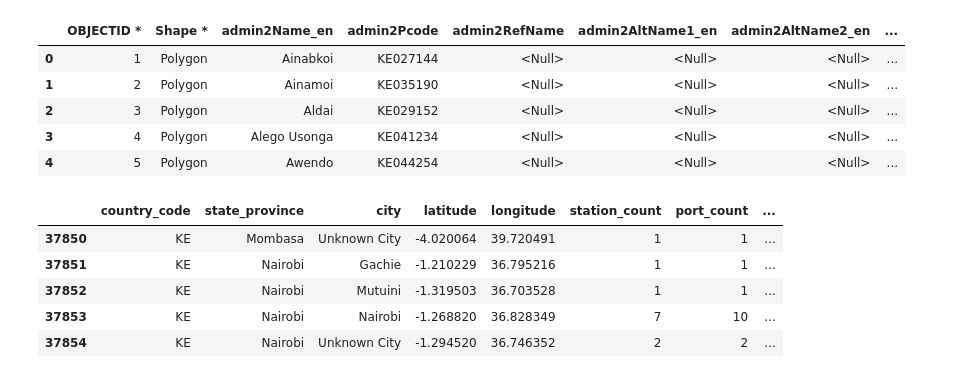
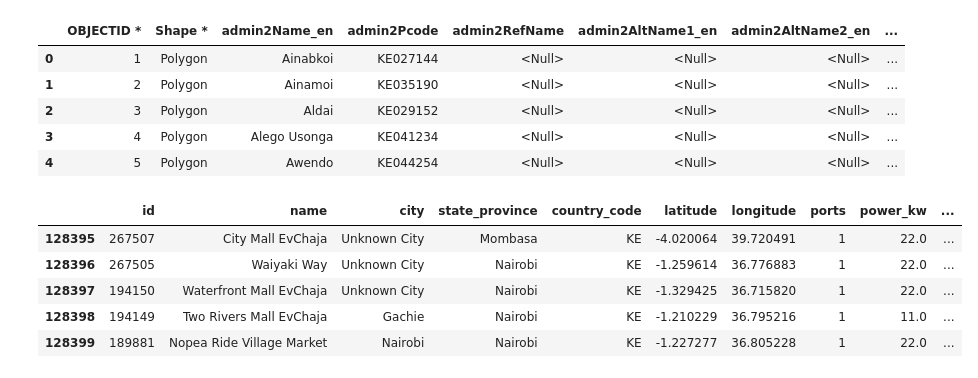
Before and after one commit to maryannngongi/EV_Charging_Stations_Optimization, a Jupyter notebook: Notebooks/maryann.ipynb, the cells around one changed output. Cells and saved outputs as stored; diff of their text form; code cells hidden in the pictures.

```diff
--- a/Notebooks/maryann.ipynb
+++ b/Notebooks/maryann.ipynb
@@ -5,5 +8,5 @@ import pandas as pd
 # %%
 #Loading the data
-charging_station_df = pd.read_csv('../Data/charging_station_ml.csv')
-charging_station_df.head()
+global_stations = pd.read_csv('../Data/charging_station.csv')
+global_stations.head()
 # %% [output]
@@ -65,12 +68,12 @@ kenya_boundaries_df.head()
 | 4 | 5 | Polygon | Awendo | KE044254 | <Null> | <Null> | <Null> | ... |
 # %%
 #Filtering the data to Kenya data only
-kenya_df = charging_station_df[charging_station_df["country_code"] == "KE"].copy()
-kenya_df.head()
+kenya_global = global_stations[global_stations["country_code"] == "KE"].copy()
+kenya_global.head()
 # %% [output]
-|  | country_code | state_province | city | latitude | longitude | station_count | port_count | ... |
-| 37850 | KE | Mombasa | Unknown City | -4.020064 | 39.720491 | 1 | 1 | ... |
-| 37851 | KE | Nairobi | Gachie | -1.210229 | 36.795216 | 1 | 1 | ... |
-| 37852 | KE | Nairobi | Mutuini | -1.319503 | 36.703528 | 1 | 1 | ... |
-| 37853 | KE | Nairobi | Nairobi | -1.268820 | 36.828349 | 7 | 10 | ... |
-| 37854 | KE | Nairobi | Unknown City | -1.294520 | 36.746352 | 2 | 2 | ... |
+|  | id | name | city | state_province | country_code | latitude | longitude | ports | power_kw | ... |
+| 128395 | 267507 | City Mall EvChaja | Unknown City | Mombasa | KE | -4.020064 | 39.720491 | 1 | 22.0 | ... |
+| 128396 | 267505 | Waiyaki Way | Unknown City | Nairobi | KE | -1.259614 | 36.776883 | 1 | 22.0 | ... |
+| 128397 | 194150 | Waterfront Mall EvChaja | Unknown City | Nairobi | KE | -1.329425 | 36.715820 | 1 | 22.0 | ... |
+| 128398 | 194149 | Two Rivers Mall EvChaja | Gachie | Nairobi | KE | -1.210229 | 36.795216 | 1 | 11.0 | ... |
+| 128399 | 189881 | Nopea Ride Village Market | Nairobi | Nairobi | KE | -1.227277 | 36.805228 | 1 | 22.0 | ... |
```
Also changed, not shown: parts of 62 cells of this notebook.
